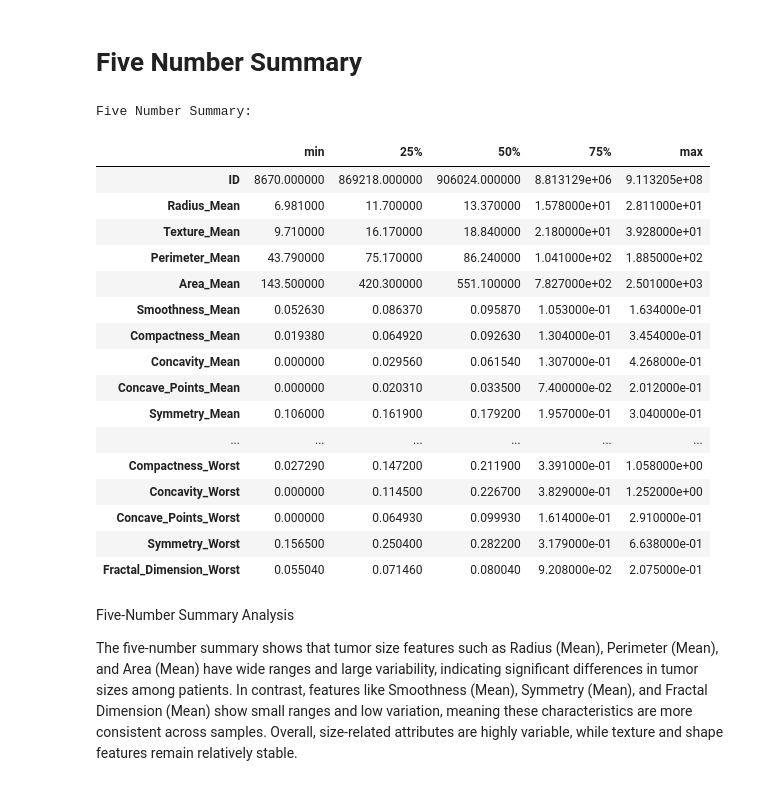
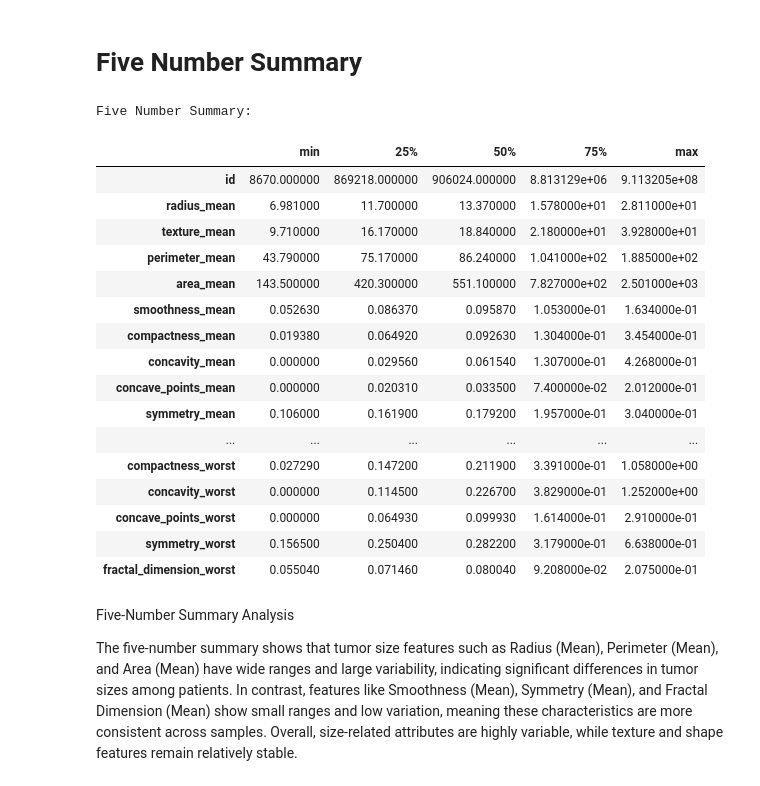
Before and after one commit to halaaab/IT_326-Project-Group-1, a Jupyter notebook: Phase2.ipynb, the cells around one changed output. Saved outputs shown, nothing was run; the diff lists cells and outputs as text; code cells hidden in the pictures.

```diff
--- a/Phase2.ipynb
+++ b/Phase2.ipynb
@@ -162,43 +162,35 @@ This code block takes a random sample of 20 rows from the breast cancer dataset
 # %%
 import pandas as pd
 
-headers = [
-    "ID","Diagnosis","Radius_Mean","Texture_Mean","Perimeter_Mean","Area_Mean",
-    "Smoothness_Mean","Compactness_Mean","Concavity_Mean","Concave_Points_Mean",
-    "Symmetry_Mean","Fractal_Dimension_Mean","Radius_SE","Texture_SE",
-    "Perimeter_SE","Area_SE","Smoothness_SE","Compactness_SE","Concavity_SE",
-    "Concave_Points_SE","Symmetry_SE","Fractal_Dimension_SE","Radius_Worst",
-    "Texture_Worst","Perimeter_Worst","Area_Worst","Smoothness_Worst",
-    "Compactness_Worst","Concavity_Worst","Concave_Points_Worst","Symmetry_Worst",
-    "Fractal_Dimension_Worst"
-]
+import pandas as pd
 
-data = pd.read_csv("DataMiningSet.csv", header=None, names=headers)
+data = pd.read_csv("DataMiningSet.csv")
 
-numeric_cols = data.select_dtypes(include='number').columns
-five_num_summary = data[numeric_cols].describe(percentiles=[.25, .5, .75]).T[["min", "25%", "50%", "75%", "max"]]
+numeric_cols = data.select_dtypes(include=['number'])
 
-print("Five Number Summary:\n")
+five_num_summary = numeric_cols.describe(percentiles=[.25, .5, .75]).T[['min','25%','50%','75%','max']]
+
+print("Five Number Summary:")
 display(five_num_summary)
 # %% [output]
 Five Number Summary:
 |  | min | 25% | 50% | 75% | max |
-| ID | 8670.000000 | 869218.000000 | 906024.000000 | 8.813129e+06 | 9.113205e+08 |
-| Radius_Mean | 6.981000 | 11.700000 | 13.370000 | 1.578000e+01 | 2.811000e+01 |
-| Texture_Mean | 9.710000 | 16.170000 | 18.840000 | 2.180000e+01 | 3.928000e+01 |
-| Perimeter_Mean | 43.790000 | 75.170000 | 86.240000 | 1.041000e+02 | 1.885000e+02 |
-| Area_Mean | 143.500000 | 420.300000 | 551.100000 | 7.827000e+02 | 2.501000e+03 |
-| Smoothness_Mean | 0.052630 | 0.086370 | 0.095870 | 1.053000e-01 | 1.634000e-01 |
-| Compactness_Mean | 0.019380 | 0.064920 | 0.092630 | 1.304000e-01 | 3.454000e-01 |
-| Concavity_Mean | 0.000000 | 0.029560 | 0.061540 | 1.307000e-01 | 4.268000e-01 |
-| Concave_Points_Mean | 0.000000 | 0.020310 | 0.033500 | 7.400000e-02 | 2.012000e-01 |
-| Symmetry_Mean | 0.106000 | 0.161900 | 0.179200 | 1.957000e-01 | 3.040000e-01 |
+| id | 8670.000000 | 869218.000000 | 906024.000000 | 8.813129e+06 | 9.113205e+08 |
+| radius_mean | 6.981000 | 11.700000 | 13.370000 | 1.578000e+01 | 2.811000e+01 |
+| texture_mean | 9.710000 | 16.170000 | 18.840000 | 2.180000e+01 | 3.928000e+01 |
+| perimeter_mean | 43.790000 | 75.170000 | 86.240000 | 1.041000e+02 | 1.885000e+02 |
+| area_mean | 143.500000 | 420.300000 | 551.100000 | 7.827000e+02 | 2.501000e+03 |
+| smoothness_mean | 0.052630 | 0.086370 | 0.095870 | 1.053000e-01 | 1.634000e-01 |
+| compactness_mean | 0.019380 | 0.064920 | 0.092630 | 1.304000e-01 | 3.454000e-01 |
+| concavity_mean | 0.000000 | 0.029560 | 0.061540 | 1.307000e-01 | 4.268000e-01 |
+| concave_points_mean | 0.000000 | 0.020310 | 0.033500 | 7.400000e-02 | 2.012000e-01 |
+| symmetry_mean | 0.106000 | 0.161900 | 0.179200 | 1.957000e-01 | 3.040000e-01 |
 | ... | ... | ... | ... | ... | ... |
-| Compactness_Worst | 0.027290 | 0.147200 | 0.211900 | 3.391000e-01 | 1.058000e+00 |
-| Concavity_Worst | 0.000000 | 0.114500 | 0.226700 | 3.829000e-01 | 1.252000e+00 |
-| Concave_Points_Worst | 0.000000 | 0.064930 | 0.099930 | 1.614000e-01 | 2.910000e-01 |
-| Symmetry_Worst | 0.156500 | 0.250400 | 0.282200 | 3.179000e-01 | 6.638000e-01 |
-| Fractal_Dimension_Worst | 0.055040 | 0.071460 | 0.080040 | 9.208000e-02 | 2.075000e-01 |
+| compactness_worst | 0.027290 | 0.147200 | 0.211900 | 3.391000e-01 | 1.058000e+00 |
+| concavity_worst | 0.000000 | 0.114500 | 0.226700 | 3.829000e-01 | 1.252000e+00 |
+| concave_points_worst | 0.000000 | 0.064930 | 0.099930 | 1.614000e-01 | 2.910000e-01 |
+| symmetry_worst | 0.156500 | 0.250400 | 0.282200 | 3.179000e-01 | 6.638000e-01 |
+| fractal_dimension_worst | 0.055040 | 0.071460 | 0.080040 | 9.208000e-02 | 2.075000e-01 |
 # %% [markdown]
 Five-Number Summary Analysis
 
```
Also changed, not shown: parts of 22 cells of this notebook.
